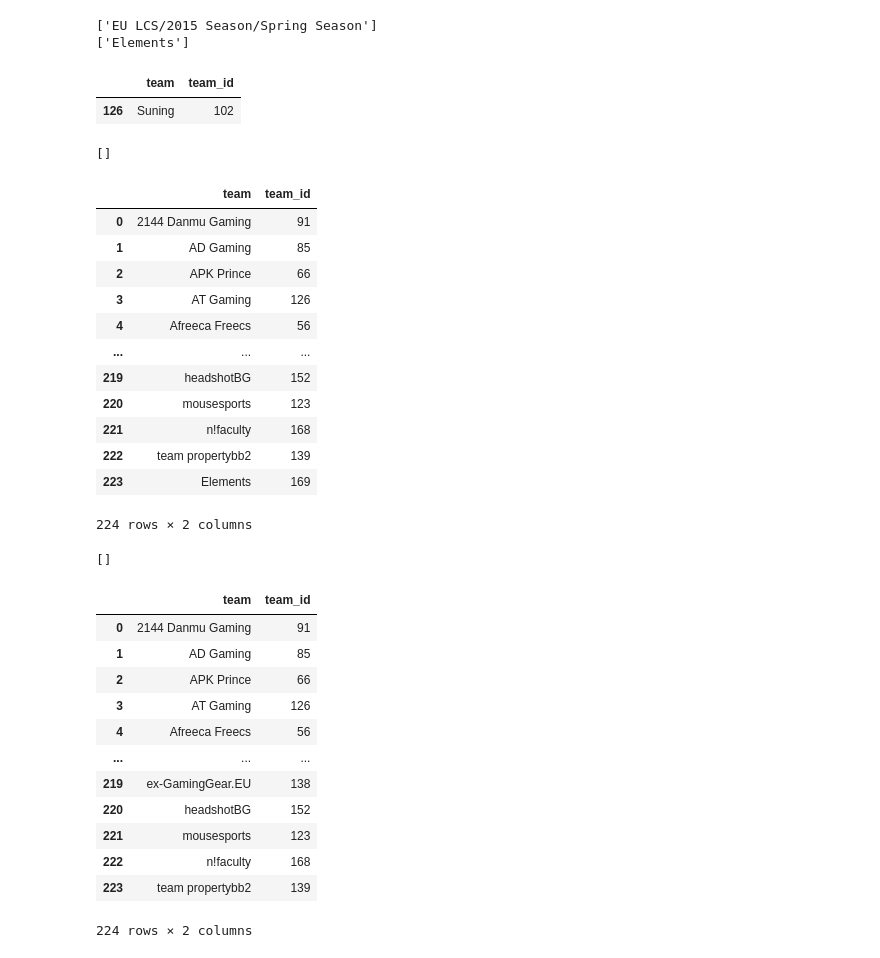
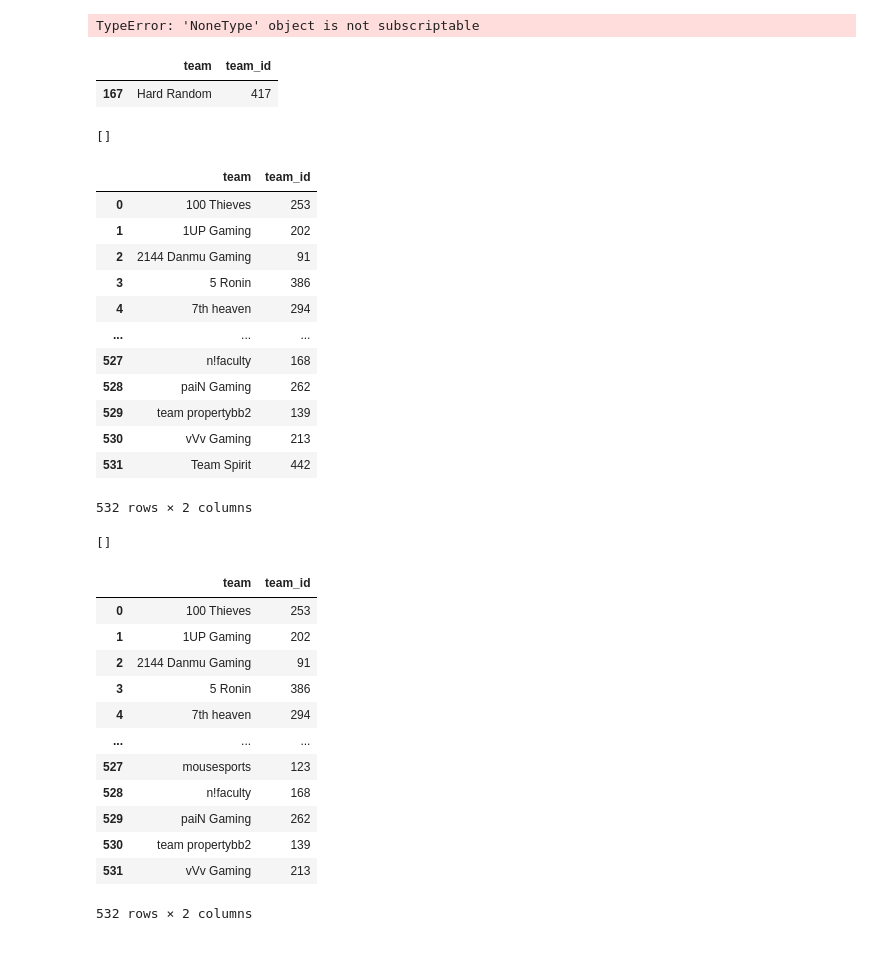
Before and after one commit to posky/LoL-Esports, a Jupyter notebook: parse_matches.ipynb, the cells around one changed output. Cells and saved outputs as stored; diff of their text form; code cells hidden in the pictures.

```diff
--- a/parse_matches.ipynb
+++ b/parse_matches.ipynb
@@ -44,5 +44,5 @@ leagues
 # %%
-tournaments = get_tournaments(where='L.League_Short="EU LCS" or L.League_Short="LoL EMEA Championship"')
+tournaments = get_tournaments(where='L.League_Short="LCL"')
 tournaments = tournaments.sort_values(by=['Year', 'DateStart', 'Date']).reset_index(drop=True)
 tournaments
 # %% [output]
@@ -80,19 +84,18 @@ for i in range(len(tournaments)):
 print(scoreboard_games['OverviewPage'].unique())
 print(names)
 # %% [output]
-['EU LCS/2015 Season/Spring Season']
-['Elements']
+TypeError: 'NoneType' object is not subscriptable
 # %%
-teams.loc[teams['team'].str.contains('Suning')]
+teams.loc[teams['team'].str.contains('Hard')]
 # %% [output]
 |  | team | team_id |
-| 126 | Suning | 102 |
+| 167 | Hard Random | 417 |
 # %%
 teams = pd.concat(
     [
         teams,
         pd.Series({'team': names.pop(0), 'team_id': get_new_id(teams)}).to_frame().T
-        # pd.Series({'team': names.pop(0), 'team_id': 102}).to_frame().T
+        # pd.Series({'team': names.pop(0), 'team_id': 417}).to_frame().T
     ],
     ignore_index=True
 )
@@ -101,18 +104,18 @@ teams
 # %% [output]
 []
 |  | team | team_id |
-| 0 | 2144 Danmu Gaming | 91 |
-| 1 | AD Gaming | 85 |
-| 2 | APK Prince | 66 |
-| 3 | AT Gaming | 126 |
-| 4 | Afreeca Freecs | 56 |
+| 0 | 100 Thieves | 253 |
+| 1 | 1UP Gaming | 202 |
+| 2 | 2144 Danmu Gaming | 91 |
+| 3 | 5 Ronin | 386 |
+| 4 | 7th heaven | 294 |
 | ... | ... | ... |
-| 219 | headshotBG | 152 |
-| 220 | mousesports | 123 |
-| 221 | n!faculty | 168 |
-| 222 | team propertybb2 | 139 |
-| 223 | Elements | 169 |
+| 527 | n!faculty | 168 |
+| 528 | paiN Gaming | 262 |
+| 529 | team propertybb2 | 139 |
+| 530 | vVv Gaming | 213 |
+| 531 | Team Spirit | 442 |
-224 rows × 2 columns
+532 rows × 2 columns
 # %%
 names
 # %% [output]
@@ -122,17 +125,17 @@ teams = teams.sort_values(by='team').reset_index(drop=True)
 teams
 # %% [output]
 |  | team | team_id |
-| 0 | 2144 Danmu Gaming | 91 |
-| 1 | AD Gaming | 85 |
-| 2 | APK Prince | 66 |
-| 3 | AT Gaming | 126 |
-| 4 | Afreeca Freecs | 56 |
+| 0 | 100 Thieves | 253 |
+| 1 | 1UP Gaming | 202 |
+| 2 | 2144 Danmu Gaming | 91 |
+| 3 | 5 Ronin | 386 |
+| 4 | 7th heaven | 294 |
 | ... | ... | ... |
-| 219 | ex-GamingGear.EU | 138 |
-| 220 | headshotBG | 152 |
-| 221 | mousesports | 123 |
-| 222 | n!faculty | 168 |
-| 223 | team propertybb2 | 139 |
+| 527 | mousesports | 123 |
+| 528 | n!faculty | 168 |
+| 529 | paiN Gaming | 262 |
+| 530 | team propertybb2 | 139 |
+| 531 | vVv Gaming | 213 |
-224 rows × 2 columns
+532 rows × 2 columns
 # %%
 teams.to_csv('teams_id.csv', index=False)
```
Also changed, not shown: parts of 2 cells of this notebook.
